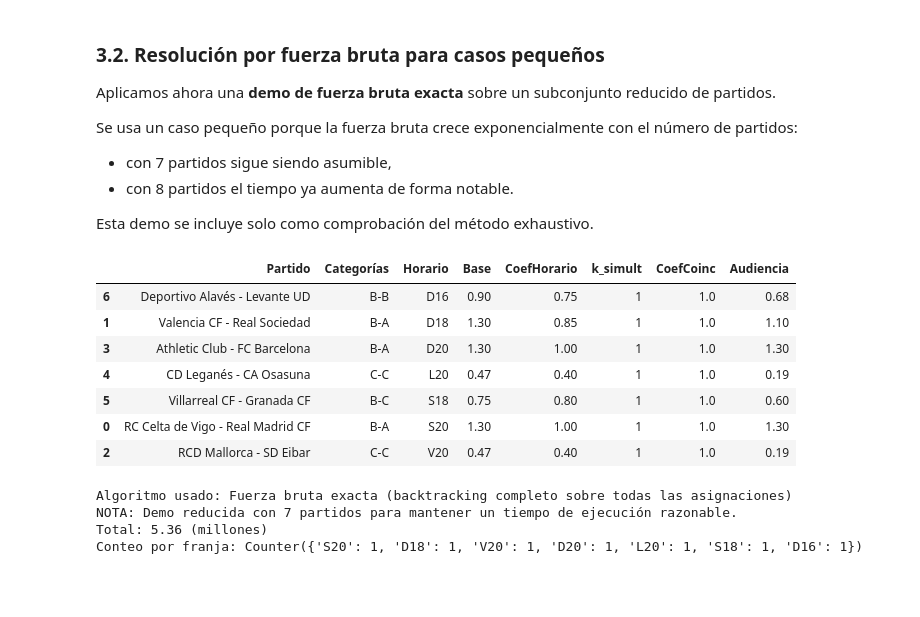
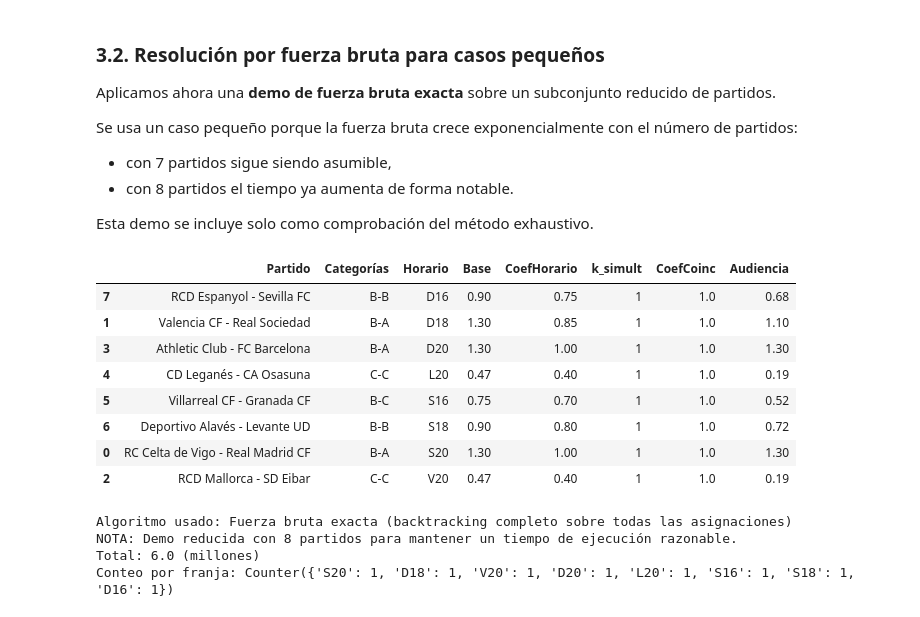
Before and after one commit to marcgpastor/03_MIAR_Proyecto, a Jupyter notebook: proyecto.ipynb, the cells around one changed output. Cells and saved outputs as stored; diff of their text form; code cells hidden in the pictures; blank space fills up the shorter version.

```diff
--- a/proyecto.ipynb
+++ b/proyecto.ipynb
@@ -717,26 +713,27 @@ Se usa un caso pequeño porque la fuerza bruta crece exponencialmente con el nú
 
 Esta demo se incluye solo como comprobación del método exhaustivo.
 # %%
-n_partidos = 7
+n_partidos = 8
 partidos_demo = partidos_enunciado[:n_partidos]
 
 sol_demo, _ = asignar_partidos_jornada_fuerza_bruta(partidos_demo)
 
 mostrar_resultado_jornada(
     sol_demo,
     algoritmo="Fuerza bruta exacta (backtracking completo sobre todas las asignaciones)",
     nota=f"NOTA: Demo reducida con {n_partidos} partidos para mantener un tiempo de ejecución razonable."
 )
 # %% [output]
 |  | Partido | Categorías | Horario | Base | CoefHorario | k_simult | CoefCoinc | Audiencia |
-| 6 | Deportivo Alavés - Levante UD | B-B | D16 | 0.90 | 0.75 | 1 | 1.0 | 0.68 |
+| 7 | RCD Espanyol - Sevilla FC | B-B | D16 | 0.90 | 0.75 | 1 | 1.0 | 0.68 |
 | 1 | Valencia CF - Real Sociedad | B-A | D18 | 1.30 | 0.85 | 1 | 1.0 | 1.10 |
 | 3 | Athletic Club - FC Barcelona | B-A | D20 | 1.30 | 1.00 | 1 | 1.0 | 1.30 |
 | 4 | CD Leganés - CA Osasuna | C-C | L20 | 0.47 | 0.40 | 1 | 1.0 | 0.19 |
-| 5 | Villarreal CF - Granada CF | B-C | S18 | 0.75 | 0.80 | 1 | 1.0 | 0.60 |
+| 5 | Villarreal CF - Granada CF | B-C | S16 | 0.75 | 0.70 | 1 | 1.0 | 0.52 |
+| 6 | Deportivo Alavés - Levante UD | B-B | S18 | 0.90 | 0.80 | 1 | 1.0 | 0.72 |
 | 0 | RC Celta de Vigo - Real Madrid CF | B-A | S20 | 1.30 | 1.00 | 1 | 1.0 | 1.30 |
 | 2 | RCD Mallorca - SD Eibar | C-C | V20 | 0.47 | 0.40 | 1 | 1.0 | 0.19 |
 Algoritmo usado: Fuerza bruta exacta (backtracking completo sobre todas las asignaciones)
-NOTA: Demo reducida con 7 partidos para mantener un tiempo de ejecución razonable.
-Total: 5.36 (millones)
-Conteo por franja: Counter({'S20': 1, 'D18': 1, 'V20': 1, 'D20': 1, 'L20': 1, 'S18': 1, 'D16': 1})
+NOTA: Demo reducida con 8 partidos para mantener un tiempo de ejecución razonable.
+Total: 6.0 (millones)
+Conteo por franja: Counter({'S20': 1, 'D18': 1, 'V20': 1, 'D20': 1, 'L20': 1, 'S16': 1, 'S18': 1, 'D16': 1})
```
Also changed, not shown: parts of 13 cells of this notebook.
